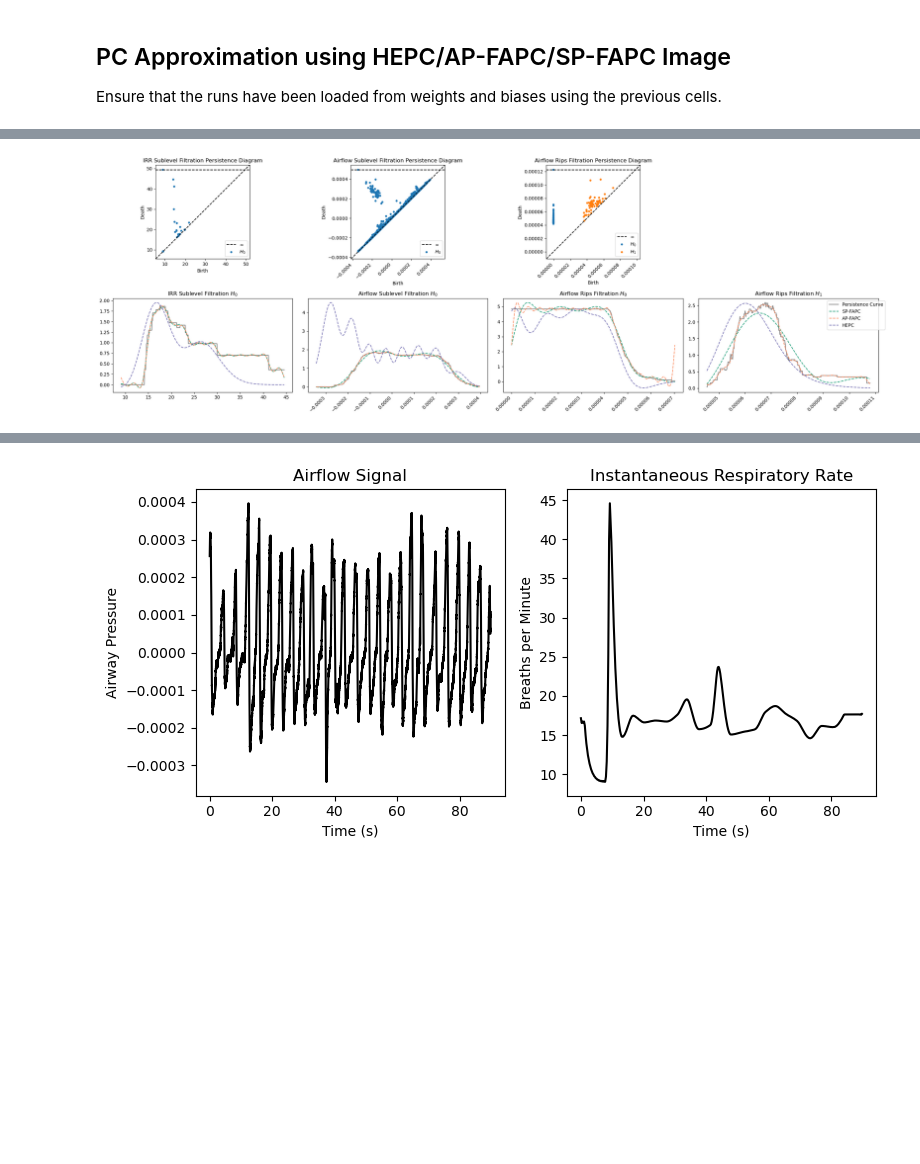
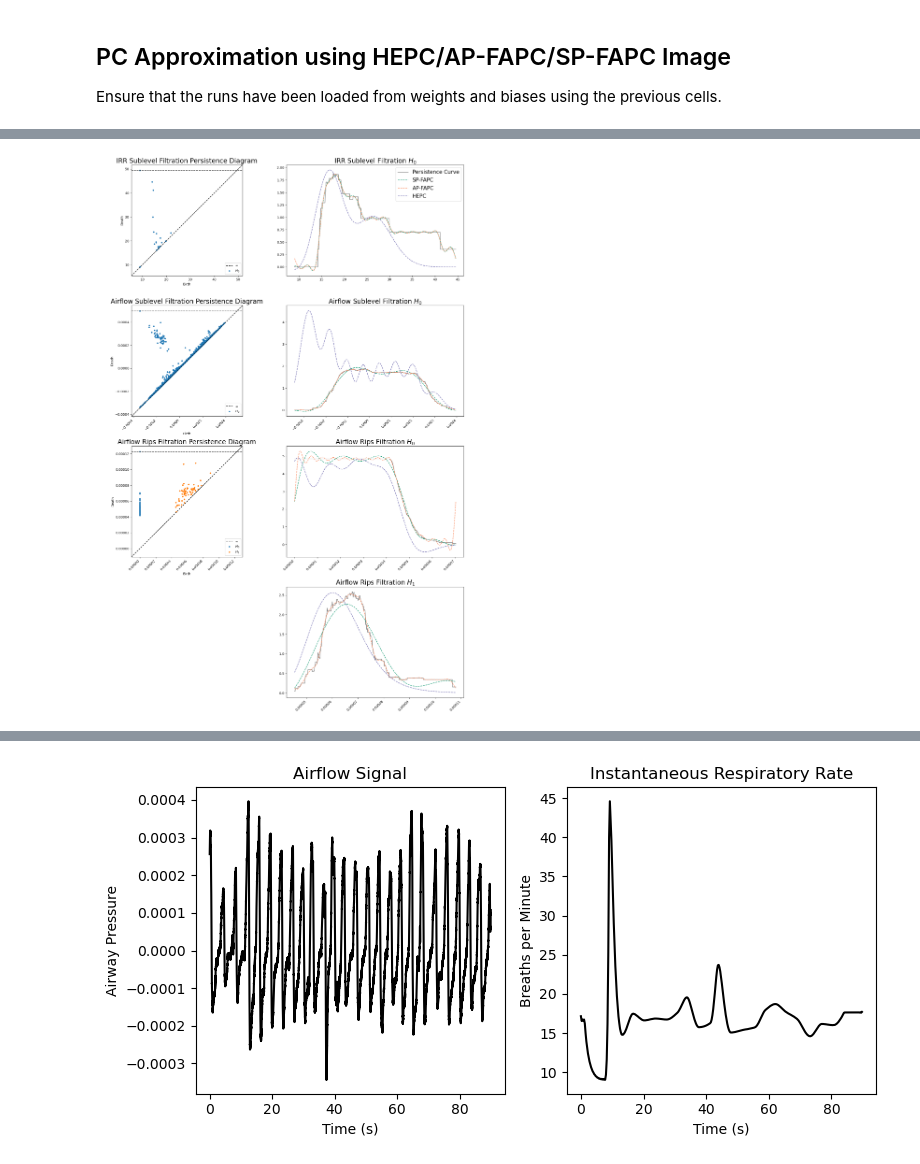
Before and after one commit to shashankmanjunath/tda_sleep_staging, a Jupyter notebook: images.ipynb, the cells around one changed output, grey strips where cells are left out. Drawn from its saved outputs; the diff is of its cells as text; code cells hidden in the pictures; blank space fills up the shorter version.

```diff
--- a/images.ipynb
+++ b/images.ipynb
@@ -67,11 +98,15 @@ api = wandb.Api()
 # %%
 # Accuracy Table for XGBoost Model
 data = {}
-wandb_username = "TODO: Fill with your wandb username"
-wandb_project_name = "TODO: Fill with your wandb project name"
 for run_name, run_id in runs.items():
-    run_data = api.run(f"{wandb_username}/{wandb_project_name}/{run_id}")
-    run_history = run_data.history()
+    if run_name == "Baseline Transformer":
+        with open(run_id, "rb") as f:
+            run_history = pickle.load(f)
+            for k, v in run_history.items():
+                run_history[k] = np.asarray(v)
+    else:
+        run_data = api.run(f"{wandb_username}/{wandb_project_name}/{run_id}")
+        run_history = run_data.history()
     data[run_name] = run_history
 
     train_ba = np.mean(run_history["train_ba"].tolist())
@@ -215,7 +281,8 @@ Ensure that the runs have been loaded from weights and biases using the previous
 # %%
 # Image of PC approximation
 idx = 0
-data_dir = "TODO: FIll with directory containing your dataset"
+# data_dir = "TODO: FIll with directory containing your dataset"
+data_dir = "/work/thesathlab/nchsdb/"
 
 pt_ids = []
 for pt_file in os.listdir(os.path.join(data_dir, "sleep_data")):
@@ -225,8 +292,9 @@ for pt_file in os.listdir(os.path.join(data_dir, "sleep_data")):
 pt_id = pt_ids[idx]
 
 print(pt_id)
-save_dir = "TODO: Fill with temp location, this is required for airflow signal processor"
-loader = dataset.AirflowSignalProcessor(pt_id=pt_id, data_dir=data_air, save_dir=save_dir)
+# save_dir = "TODO: Fill with temp location, this is required for airflow signal processor"
+save_dir = "./tmp"
+loader = dataset.AirflowSignalProcessor(pt_id=pt_id, data_dir=data_dir, save_dir=save_dir)
 
 raw_edf = mne.io.read_raw_edf(loader.edf_fname, verbose=False)
 sfreq = raw_edf.info["sfreq"]
@@ -356,67 +429,66 @@ sublevel_airflow_0_x, sublevel_airflow_0_pc = calculate_persistence_curve(sublev
 rips_airflow_0_x, rips_airflow_0_pc = calculate_persistence_curve(rips_dgms_airflow[0])
 rips_airflow_1_x, rips_airflow_1_pc = calculate_persistence_curve(rips_dgms_airflow[1])
 
-# fft_irr_approx = np.fft.irfft(fft_irr[:n_approx], n=sublevel_irr_0_pc.shape[0])
 sp_fapc_irr_approx = get_fapc_approx(sp_fapc_irr[:n_approx], sublevel_irr_0_x, L=L_sublevel_irr)
 ap_fapc_irr_approx = get_fapc_approx(ap_fapc_irr[:n_approx], sublevel_irr_0_x)
 h_irr_approx = get_hermite_approx(hepc_irr[:n_approx], sublevel_irr_0_x_scale)
 
 sp_fapc_sub_airflow_0_approx = get_fapc_approx(sp_fapc_sub_airflow_0[:n_approx], sublevel_airflow_0_x, L=L_sublevel_airflow)
 ap_fapc_sub_airflow_0_approx = get_fapc_approx(ap_fapc_sub_airflow_0[:n_approx], sublevel_airflow_0_x)
 h_sub_airflow_0_approx = get_hermite_approx(hepc_sub_airflow_0[:n_approx], sublevel_airflow_0_x_scale)
 
 sp_fapc_rips_airflow_0_approx = get_fapc_approx(sp_fapc_rips_airflow_0[:n_approx], rips_airflow_0_x, L=L_rips_airflow_h0)
 ap_fapc_rips_airflow_0_approx = get_fapc_approx(ap_fapc_rips_airflow_0[:n_approx], rips_airflow_0_x)
 h_rips_airflow_0_approx = get_hermite_approx(hepc_rips_airflow_0[:n_approx], rips_airflow_0_x_scale)
 
 sp_fapc_rips_airflow_1_approx = get_fapc_approx(sp_fapc_rips_airflow_1[:n_approx], rips_airflow_1_x, L=L_rips_airflow_h1)
 ap_fapc_rips_airflow_1_approx = get_fapc_approx(ap_fapc_rips_airflow_1[:n_approx], rips_airflow_1_x)
 h_rips_airflow_1_approx = get_hermite_approx(hepc_rips_airflow_1[:n_approx], rips_airflow_1_x_scale)
 
 plt.close("all")
 
-fig, ax = plt.subplots(2, 4, figsize=(24, 8))
+fig, ax = plt.subplots(4, 2, figsize=(16, 24))
 persim.plot_diagrams(sublevel_dgms_irr, ax=ax[0, 0])
-ax[0, 0].set_title("IRR Sublevel Filtration Persistence Diagram")
-ax[1, 0].plot(sublevel_irr_0_x, sublevel_irr_0_pc, label="Persistence Curve", color="k", linestyle="-", alpha=0.5)
-ax[1, 0].plot(sublevel_irr_0_x, sp_fapc_irr_approx, label="SP-FAPC", linestyle="--", color="#1b9e77")
-ax[1, 0].plot(sublevel_irr_0_x, ap_fapc_irr_approx, label="AP-FAPC", linestyle="--", color="#fc8d62")
-ax[1, 0].plot(sublevel_irr_0_x, h_irr_approx, label="HEPC", linestyle="--", color="#7570b3")
-ax[1, 0].set_title("IRR Sublevel Filtration $H_0$")
+ax[0, 0].set_title("IRR Sublevel Filtration Persistence Diagram", fontsize=20)
+ax[0, 1].plot(sublevel_irr_0_x, sublevel_irr_0_pc, label="Persistence Curve", color="k", linestyle="-", alpha=0.5)
+ax[0, 1].plot(sublevel_irr_0_x, sp_fapc_irr_approx, label="SP-FAPC", linestyle="--", color="#1b9e77")
+ax[0, 1].plot(sublevel_irr_0_x, ap_fapc_irr_approx, label="AP-FAPC", linestyle="--", color="#fc8d62")
+ax[0, 1].plot(sublevel_irr_0_x, h_irr_approx, label="HEPC", linestyle="--", color="#7570b3")
+ax[0, 1].set_title("IRR Sublevel Filtration $H_0$", fontsize=20)
 
-persim.plot_diagrams(sublevel_dgms_airflow, ax=ax[0, 1])
-ax[0, 1].set_title("Airflow Sublevel Filtration Persistence Diagram")
-ax[0, 1].set_xticklabels(ax[0, 1].get_xticklabels(), rotation=45, ha="right")
+persim.plot_diagrams(sublevel_dgms_airflow, ax=ax[1, 0])
+ax[1, 0].set_title("Airflow Sublevel Filtration Persistence Diagram", fontsize=20)
+ax[1, 0].set_xticklabels(ax[1, 0].get_xticklabels(), rotation=45, ha="right")
 ax[1, 1].plot(sublevel_airflow_0_x, sublevel_airflow_0_pc, label="Persistence Curve", color="k", alpha=0.5)
 ax[1, 1].set_xticklabels(ax[1, 1].get_xticklabels(), rotation=45, ha="right")
 ax[1, 1].plot(sublevel_airflow_0_x, sp_fapc_sub_airflow_0_approx, label="SP-FAPC", linestyle="--", color="#1b9e77")
 ax[1, 1].plot(sublevel_airflow_0_x, ap_fapc_sub_airflow_0_approx, label="AP-FAPC", linestyle="--", color="#fc8d62")
 ax[1, 1].plot(sublevel_airflow_0_x, h_sub_airflow_0_approx, label="HEPC", linestyle="--", color="#7570b3")
-ax[1, 1].set_title("Airflow Sublevel Filtration $H_0$")
+ax[1, 1].set_title("Airflow Sublevel Filtration $H_0$", fontsize=20)
 
-persim.plot_diagrams(rips_dgms_airflow, ax=ax[0, 2])
-ax[0, 2].set_title("Airflow Rips Filtration Persistence Diagram")
-ax[0, 2].set_xticklabels(ax[0, 2].get_xticklabels(), rotation=45, ha="right")
-ax[1, 2].plot(rips_airflow_0_x, rips_airflow_0_pc, label="Persistence Curve", color="k", alpha=0.5)
-ax[1, 2].set_xticklabels(ax[1, 2].get_xticklabels(), rotation=45, ha="right")
-ax[1, 2].xaxis.set_major_formatter(ticker.FuncFormatter("{:.5f}".format))
-ax[1, 2].plot(rips_airflow_0_x, sp_fapc_rips_airflow_0_approx, label="SP-FAPC", linestyle="--", color="#1b9e77")
-ax[1, 2].plot(rips_airflow_0_x, ap_fapc_rips_airflow_0_approx, label="AP-FAPC", linestyle="--", color="#fc8d62")
-ax[1, 2].plot(rips_airflow_0_x, h_rips_airflow_0_approx, label="HEPC", linestyle="--", color="#7570b3")
-ax[1, 2].set_title("Airflow Rips Filtration $H_0$")
+persim.plot_diagrams(rips_dgms_airflow, ax=ax[2, 0])
+ax[2, 0].set_title("Airflow Rips Filtration Persistence Diagram", fontsize=20)
+ax[2, 0].set_xticklabels(ax[2, 0].get_xticklabels(), rotation=45, ha="right")
+ax[2, 1].plot(rips_airflow_0_x, rips_airflow_0_pc, label="Persistence Curve", color="k", alpha=0.5)
+ax[2, 1].set_xticklabels(ax[2, 1].get_xticklabels(), rotation=45, ha="right")
+ax[2, 1].xaxis.set_major_formatter(ticker.FuncFormatter("{:.5f}".format))
+ax[2, 1].plot(rips_airflow_0_x, sp_fapc_rips_airflow_0_approx, label="SP-FAPC", linestyle="--", color="#1b9e77")
+ax[2, 1].plot(rips_airflow_0_x, ap_fapc_rips_airflow_0_approx, label="AP-FAPC", linestyle="--", color="#fc8d62")
+ax[2, 1].plot(rips_airflow_0_x, h_rips_airflow_0_approx, label="HEPC", linestyle="--", color="#7570b3")
+ax[2, 1].set_title("Airflow Rips Filtration $H_0$", fontsize=20)
 
-ax[0, 3].axis("off")
-ax[1, 3].plot(rips_airflow_1_x, rips_airflow_1_pc, label="Persistence Curve", color="k", alpha=0.5)
-ax[1, 3].set_xticklabels(ax[1, 3].get_xticklabels(), rotation=45, ha="right")
-ax[1, 3].plot(rips_airflow_1_x, sp_fapc_rips_airflow_1_approx, label="SP-FAPC", linestyle="--", color="#1b9e77")
-ax[1, 3].plot(rips_airflow_1_x, ap_fapc_rips_airflow_1_approx, label="AP-FAPC", linestyle="--", color="#fc8d62")
-ax[1, 3].plot(rips_airflow_1_x, h_rips_airflow_1_approx, label="HEPC", linestyle="--", color="#7570b3")
-ax[1, 3].set_title("Airflow Rips Filtration $H_1$")
+ax[3, 0].axis("off")
+ax[3, 1].plot(rips_airflow_1_x, rips_airflow_1_pc, label="Persistence Curve", color="k", alpha=0.5)
+ax[3, 1].set_xticklabels(ax[3, 1].get_xticklabels(), rotation=45, ha="right")
+ax[3, 1].plot(rips_airflow_1_x, sp_fapc_rips_airflow_1_approx, label="SP-FAPC", linestyle="--", color="#1b9e77")
+ax[3, 1].plot(rips_airflow_1_x, ap_fapc_rips_airflow_1_approx, label="AP-FAPC", linestyle="--", color="#fc8d62")
+ax[3, 1].plot(rips_airflow_1_x, h_rips_airflow_1_approx, label="HEPC", linestyle="--", color="#7570b3")
+ax[3, 1].set_title("Airflow Rips Filtration $H_1$", fontsize=20)
 
 
-ax[1, 3].legend(bbox_to_anchor=(1.05, 1))
+ax[0, 1].legend(bbox_to_anchor=(1, 1), prop={"size": 16})
 plt.tight_layout()
 plt.savefig("pc_approx.png", dpi=300)
 plt.show()
 # %% [output]
-[figure, old version]
+[figure, new version]
```
Also changed, not shown: parts of 9 cells of this notebook, 5 other files.
